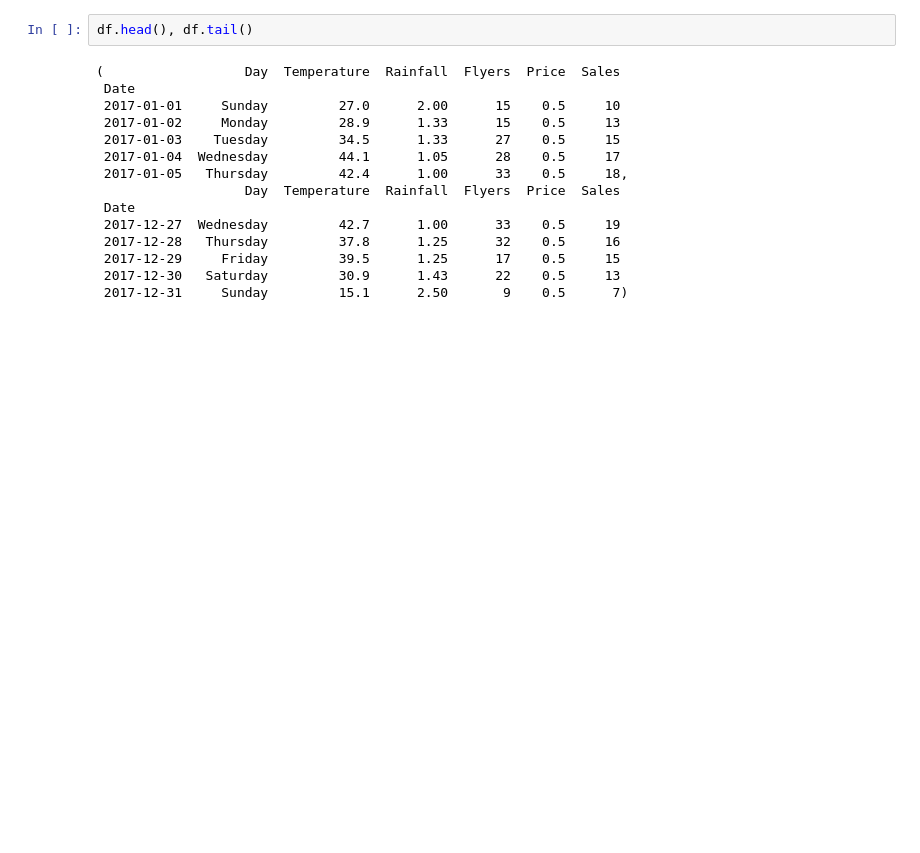
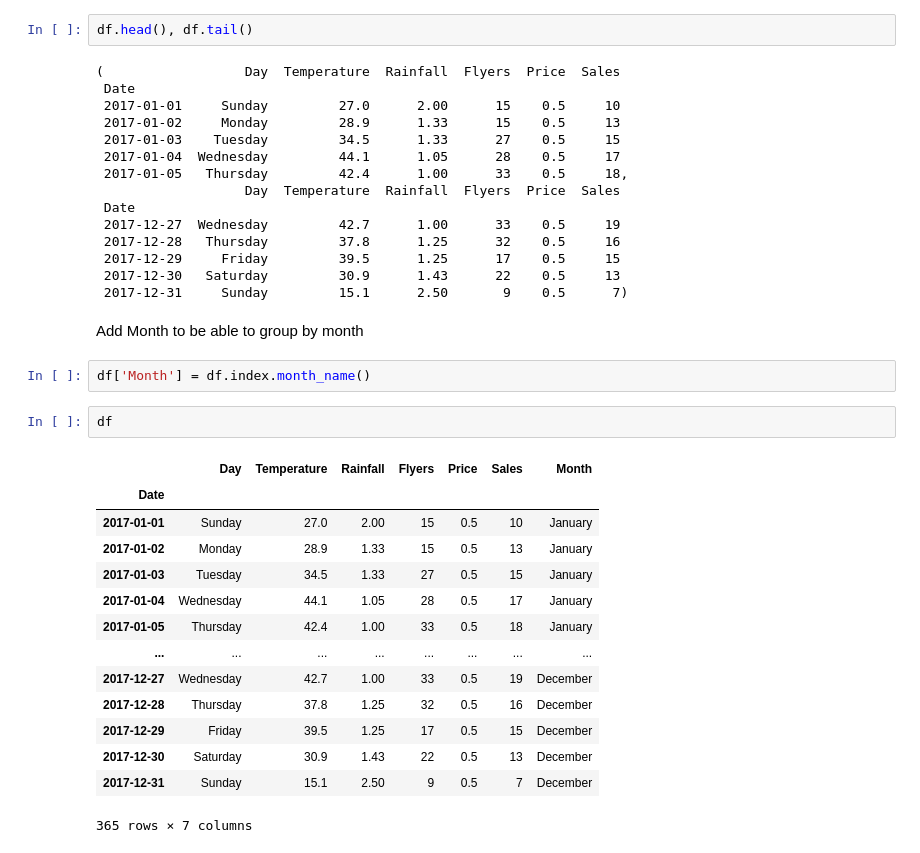
Before and after one commit to AJMartinezLlanes/anomaly-detection-exercises, a Jupyter notebook: continuous_probabilistic_methods.ipynb, the cells around one changed output. Saved outputs shown, nothing was run; the diff lists cells and outputs as text; blank space fills up the shorter version.

```diff
--- a/continuous_probabilistic_methods.ipynb
+++ b/continuous_probabilistic_methods.ipynb
@@ -73,3 +81,24 @@ df.head(), df.tail()
  2017-12-29     Friday         39.5      1.25      17    0.5     15
  2017-12-30   Saturday         30.9      1.43      22    0.5     13
  2017-12-31     Sunday         15.1      2.50       9    0.5      7)
+# %% [markdown]
+Add Month to be able to group by month
+# %%
+df['Month'] = df.index.month_name()
+# %%
+df
+# %% [output]
+|  | Day | Temperature | Rainfall | Flyers | Price | Sales | Month |
+| Date |  |  |  |  |  |  |  |
+| 2017-01-01 | Sunday | 27.0 | 2.00 | 15 | 0.5 | 10 | January |
+| 2017-01-02 | Monday | 28.9 | 1.33 | 15 | 0.5 | 13 | January |
+| 2017-01-03 | Tuesday | 34.5 | 1.33 | 27 | 0.5 | 15 | January |
+| 2017-01-04 | Wednesday | 44.1 | 1.05 | 28 | 0.5 | 17 | January |
+| 2017-01-05 | Thursday | 42.4 | 1.00 | 33 | 0.5 | 18 | January |
+| ... | ... | ... | ... | ... | ... | ... | ... |
+| 2017-12-27 | Wednesday | 42.7 | 1.00 | 33 | 0.5 | 19 | December |
+| 2017-12-28 | Thursday | 37.8 | 1.25 | 32 | 0.5 | 16 | December |
+| 2017-12-29 | Friday | 39.5 | 1.25 | 17 | 0.5 | 15 | December |
+| 2017-12-30 | Saturday | 30.9 | 1.43 | 22 | 0.5 | 13 | December |
+| 2017-12-31 | Sunday | 15.1 | 2.50 | 9 | 0.5 | 7 | December |
+365 rows × 7 columns
```
Also changed, not shown: parts of 14 cells of this notebook, 2 other files.
